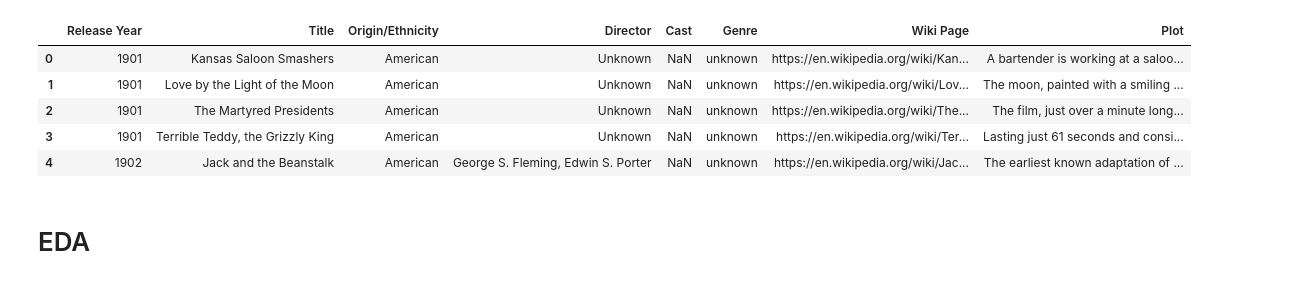
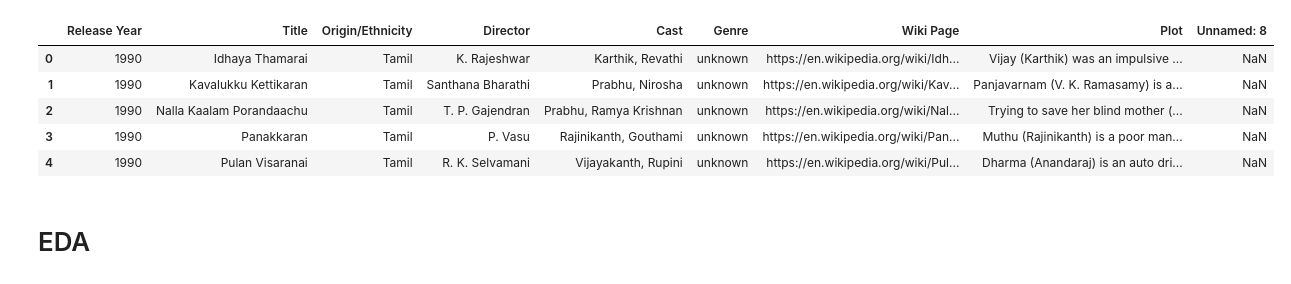
Before and after one commit to terryliu1993/-Recommendation-System-Movie-Recommendation-Engine, a Jupyter notebook: Recommendation_System.ipynb, the cells around one changed output. Saved outputs shown, nothing was run; the diff lists cells and outputs as text; code cells hidden in the pictures.

```diff
--- a/Recommendation_System.ipynb
+++ b/Recommendation_System.ipynb
@@ -31,13 +31,14 @@ User uploaded file "wiki_movie_plots_deduped.csv" with length 81193310 bytes
 # %%
-metadata=pd.read_csv('wiki_movie_plots_deduped.csv',header=0)
+# metadata=pd.read_csv('wiki_movie_plots_deduped.csv',header=0)
+metadata=pd.read_csv('litedata.csv',header=0)
 metadata.head()
 # %% [output]
-|  | Release Year | Title | Origin/Ethnicity | Director | Cast | Genre | Wiki Page | Plot |
-| 0 | 1901 | Kansas Saloon Smashers | American | Unknown | NaN | unknown | https://en.wikipedia.org/wiki/Kan... | A bartender is working at a saloo... |
-| 1 | 1901 | Love by the Light of the Moon | American | Unknown | NaN | unknown | https://en.wikipedia.org/wiki/Lov... | The moon, painted with a smiling ... |
-| 2 | 1901 | The Martyred Presidents | American | Unknown | NaN | unknown | https://en.wikipedia.org/wiki/The... | The film, just over a minute long... |
-| 3 | 1901 | Terrible Teddy, the Grizzly King | American | Unknown | NaN | unknown | https://en.wikipedia.org/wiki/Ter... | Lasting just 61 seconds and consi... |
-| 4 | 1902 | Jack and the Beanstalk | American | George S. Fleming, Edwin S. Porter | NaN | unknown | https://en.wikipedia.org/wiki/Jac... | The earliest known adaptation of ... |
+|  | Release Year | Title | Origin/Ethnicity | Director | Cast | Genre | Wiki Page | Plot | Unnamed: 8 |
+| 0 | 1990 | Idhaya Thamarai | Tamil | K. Rajeshwar | Karthik, Revathi | unknown | https://en.wikipedia.org/wiki/Idh... | Vijay (Karthik) was an impulsive ... | NaN |
+| 1 | 1990 | Kavalukku Kettikaran | Tamil | Santhana Bharathi | Prabhu, Nirosha | unknown | https://en.wikipedia.org/wiki/Kav... | Panjavarnam (V. K. Ramasamy) is a... | NaN |
+| 2 | 1990 | Nalla Kaalam Porandaachu | Tamil | T. P. Gajendran | Prabhu, Ramya Krishnan | unknown | https://en.wikipedia.org/wiki/Nal... | Trying to save her blind mother (... | NaN |
+| 3 | 1990 | Panakkaran | Tamil | P. Vasu | Rajinikanth, Gouthami | unknown | https://en.wikipedia.org/wiki/Pan... | Muthu (Rajinikanth) is a poor man... | NaN |
+| 4 | 1990 | Pulan Visaranai | Tamil | R. K. Selvamani | Vijayakanth, Rupini | unknown | https://en.wikipedia.org/wiki/Pul... | Dharma (Anandaraj) is an auto dri... | NaN |
 # %% [markdown]
 # EDA
 # %% [markdown]
```
Also changed, not shown: parts of 11 cells of this notebook.
